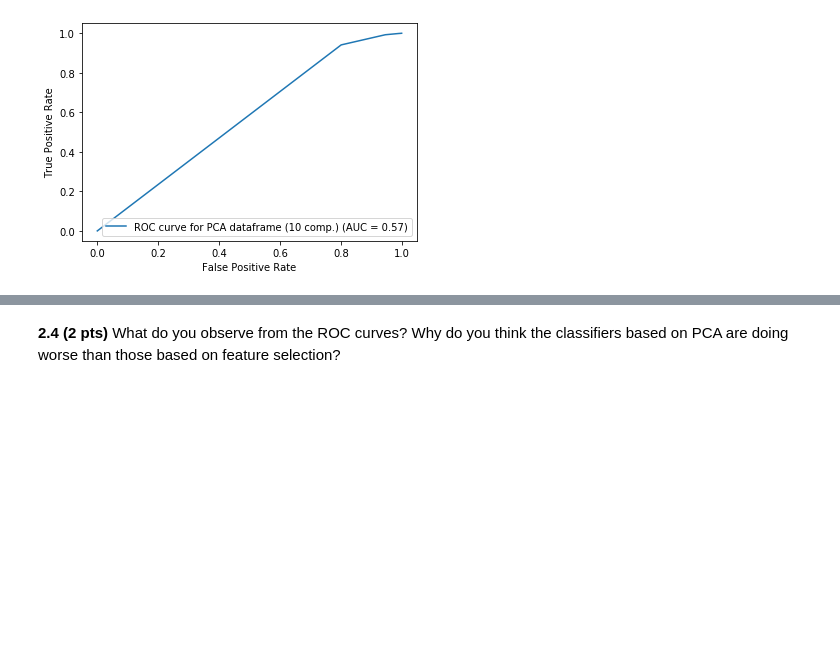
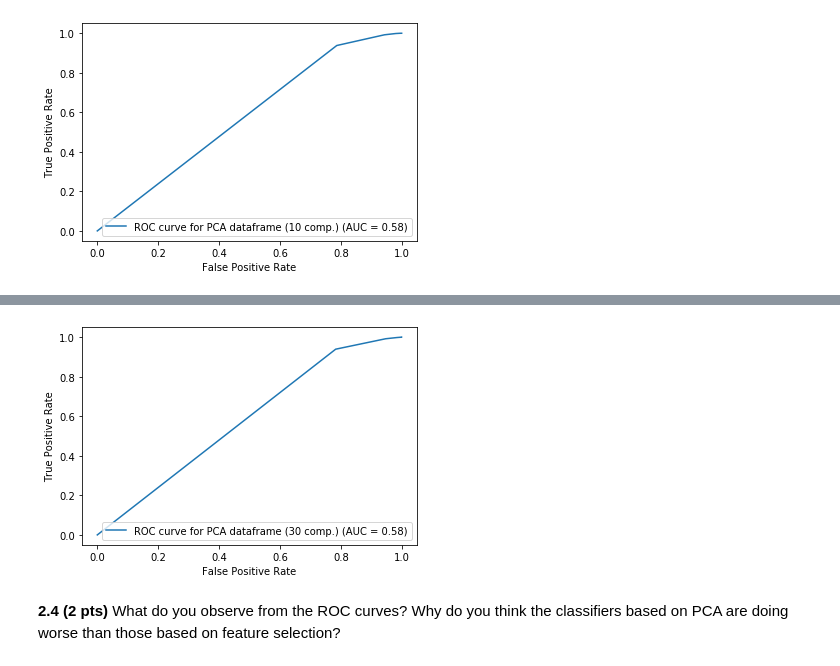
Before and after one commit to ajleo899/DataSciencePrinciplesLabs, a Jupyter notebook: HW5/HW5.ipynb, the cells around one changed output, grey strips where cells are left out. Cells and saved outputs as stored; diff of their text form; code cells hidden in the pictures; blank space fills up the shorter version.

```diff
--- a/HW5/HW5.ipynb
+++ b/HW5/HW5.ipynb
@@ -193,3 +193,21 @@ Use Principal Component Analysis (PCA) to solve this problem.
 from sklearn.decomposition import PCA
 from sklearn import preprocessing
 import matplotlib.pyplot as plt
+# %%
+# 10 components
+pca10 = PCA(n_components=10)
+pcomp10 = pca10.fit_transform(x)
+
+# creating feature matrix
+pca10_df = pd.DataFrame(data = pcomp10)
+targetDataframe = df['loan_status']
+pca10_df = pd.concat([pca10_df, targetDataframe],axis = 1)
+# %%
+# 30 components
+pca30 = PCA(n_components=30)
+pcomp30 = pca30.fit_transform(x)
+
+# creating feature matrix
+pca30_df = pd.DataFrame(data = pcomp30)
+targetDataframe = df['loan_status']
+pca30_df = pd.concat([pca10_df, targetDataframe],axis = 1)
@@ -270,3 +277,15 @@ weighted avg       0.97      0.99      0.98     56517
 disp = plot_roc_curve(rfc_pca, x_test_pca, y_test_pca, name = 'ROC curve for PCA dataframe (10 comp.)')
 # %% [output]
 [figure]
+# %%
+# Random Forest model on pca_30
+x_pca = pca30_df.drop(['loan_status'],axis=1)
+y_pca = df['loan_status']
+
+x_train_pca,x_test_pca,y_train_pca,y_test_pca = train_test_split(x_pca,y_pca,test_size=0.25)
+
+
+rfc_pca = RandomForestClassifier(n_estimators = 5, random_state = 42)
+rfc_pca.fit(x_train_pca, y_train_pca)
+pca_pred = rfc_pca.predict(x_test_pca)
+print(classification_report(y_test_pca, pca_pred))
@@ -272,0 +301,5 @@ disp = plot_roc_curve(rfc_pca, x_test_pca, y_test_pca, name = 'ROC curve for PCA
+# %%
+# plotting ROC curve for PCA
+disp = plot_roc_curve(rfc_pca, x_test_pca, y_test_pca, name = 'ROC curve for PCA dataframe (30 comp.)')
+# %% [output]
+[figure, added]
```
Also changed, not shown: parts of 18 cells of this notebook.
